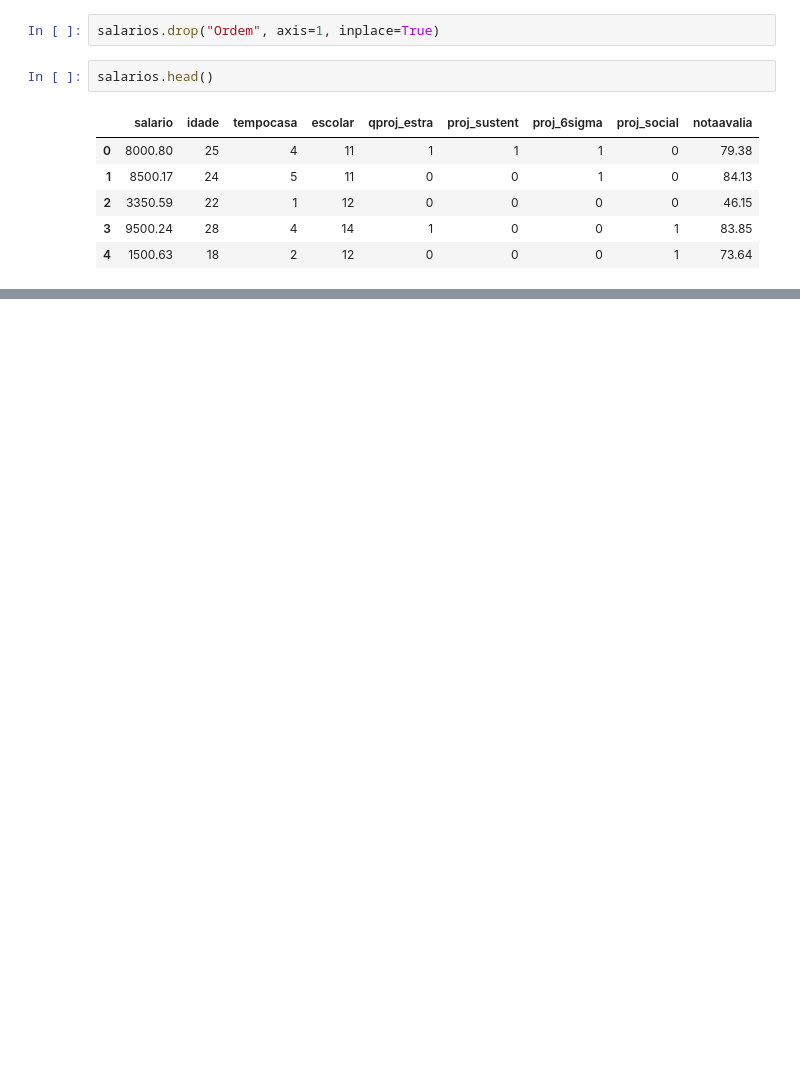
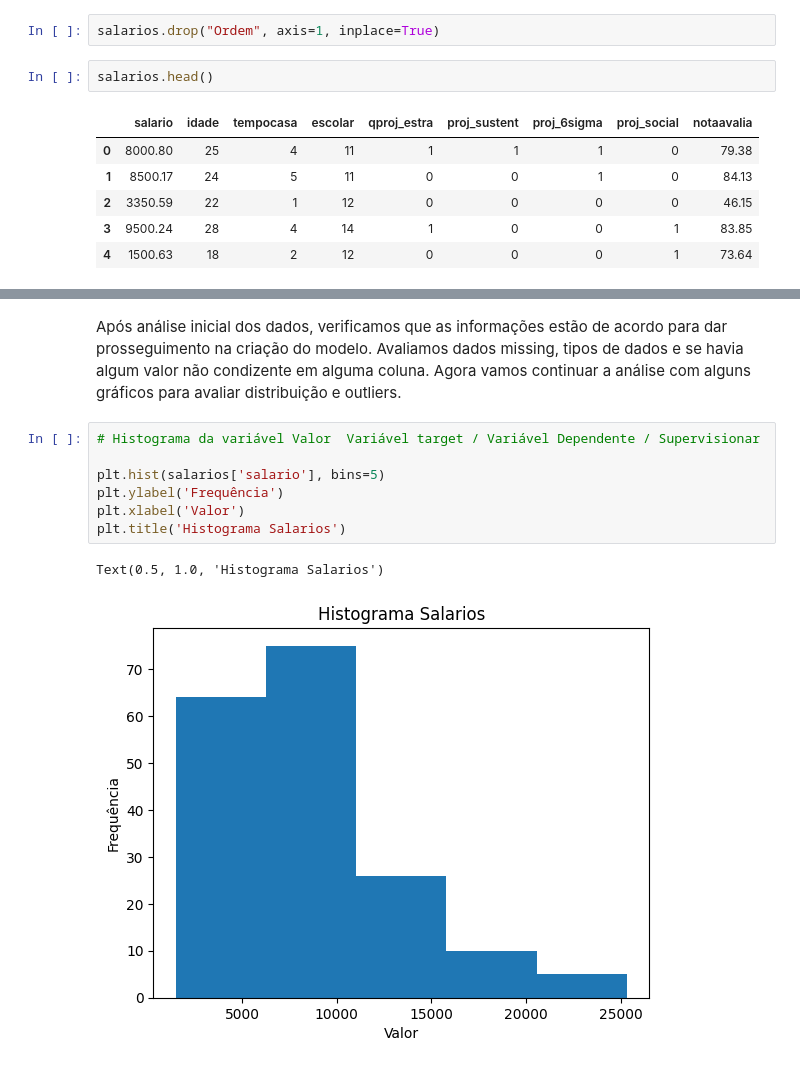
Before and after one commit to ghedin-alison/conceitos_ia, a Jupyter notebook: trabalho/analise_salario.ipynb, the cells around one changed output, grey strips where cells are left out. Cells and saved outputs as stored; diff of their text form; blank space fills up the shorter version.

Commit message:
update with initial graphics

```diff
--- a/trabalho/analise_salario.ipynb
+++ b/trabalho/analise_salario.ipynb
@@ -69,0 +121,14 @@ salarios.head()
+# %% [markdown]
+Após análise inicial dos dados, verificamos que as informações estão de acordo para dar prosseguimento na criação do modelo.
+Avaliamos dados missing, tipos de dados e se havia algum valor não condizente em alguma coluna.
+Agora vamos continuar a análise com alguns gráficos para avaliar distribuição e outliers.
+# %%
+# Histograma da variável Valor  Variável target / Variável Dependente / Supervisionar
+
+plt.hist(salarios['salario'], bins=5)
+plt.ylabel('Frequência')
+plt.xlabel('Valor')
+plt.title('Histograma Salarios')
+# %% [output]
+Text(0.5, 1.0, 'Histograma Salarios')
+[figure, added]
```
Also changed, not shown: parts of 11 cells of this notebook, 1 other file.
